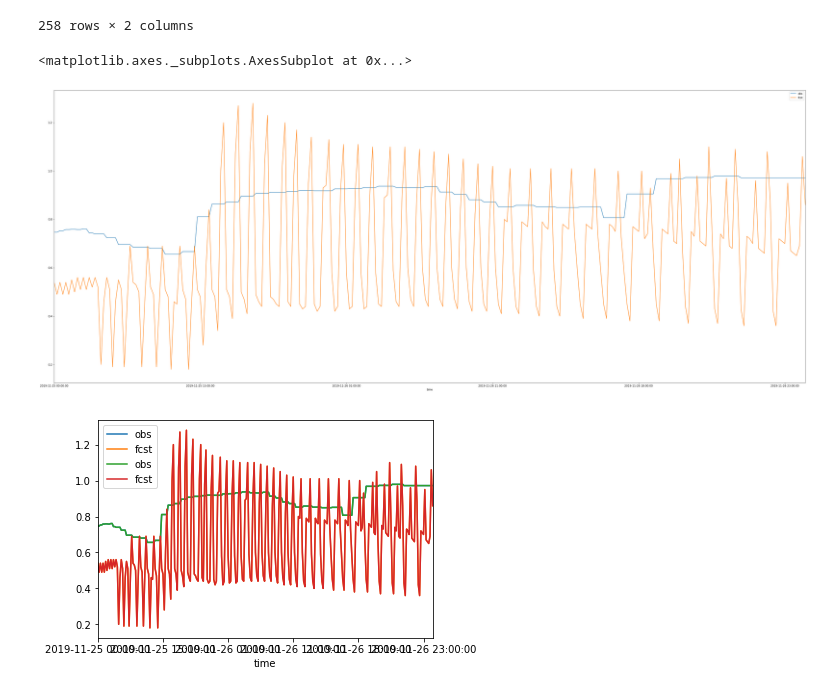
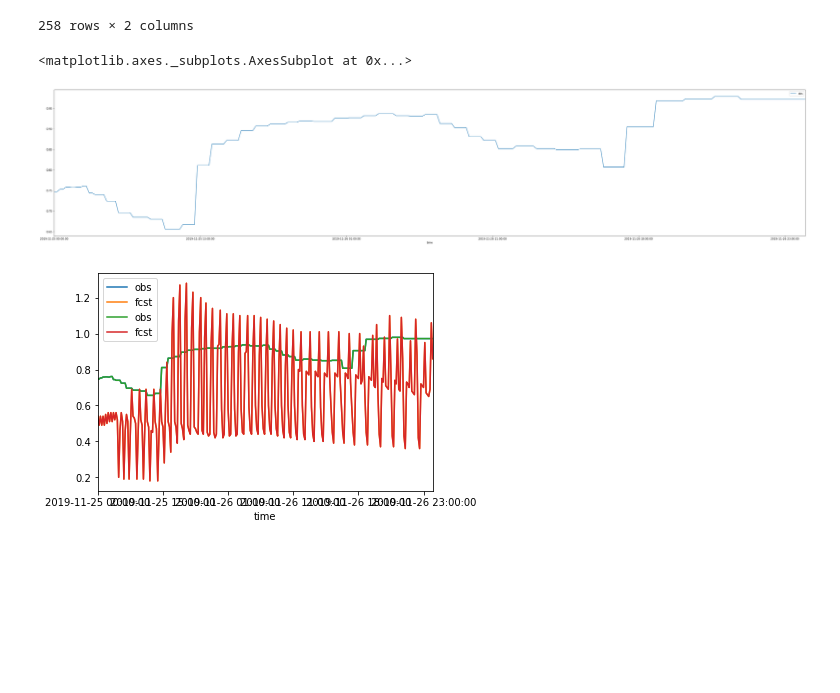
Before and after one commit to CUrW-SL/DSS-Framework, a Jupyter notebook: jupyter_notebooks/Compare_plots.ipynb, the cells around one changed output. Saved outputs shown, nothing was run; the diff lists cells and outputs as text; code cells hidden in the pictures; blank space fills up the shorter version.

```diff
--- a/jupyter_notebooks/Compare_plots.ipynb
+++ b/jupyter_notebooks/Compare_plots.ipynb
@@ -41,7 +41,7 @@ obs_df.plot.line(x='time', y='obs')
 <matplotlib.axes._subplots.AxesSubplot at 0x...>
 [figure]
 # %%
-#obs_df.set_index('time', inplace=True)
+obs_df.set_index('time', inplace=True)
 obs_df
 # %% [output]
 |  | obs |
@@ -63,9 +63,9 @@ obs_df
 | 2019-11-26 22:00:00 | 0.972 |
 | 2019-11-26 23:00:00 | 0.972 |
 # %%
-merge_df = pd.merge(obs_df, fcst_df, on='time')
+merged_df = pd.merge(obs_df, fcst_df, on='time')
 #merge_df.set_index('time', inplace=True)
-merge_df
+merged_df
 # %% [output]
 |  | obs | fcst |
 | time |  |  |
@@ -82,10 +82,10 @@ merge_df
 | 2019-11-26 23:00:00 | 0.972 | 0.86 |
 258 rows × 2 columns
 # %%
-merged_df.plot.line(x='time', y=['obs','fcst'],figsize=(50,20))
+merged_df.plot.line(x='time', y=['obs'],figsize=(50,10))
 # %% [output]
 <matplotlib.axes._subplots.AxesSubplot at 0x...>
-[figure, old version]
+[figure, new version]
 # %%
 ax = merged_df.plot(x="time",kind="line")
 merged_df.plot(x="time", y="obs", kind="line", ax=ax, color="C2")
```
Also changed, not shown: parts of 1 cell of this notebook.
